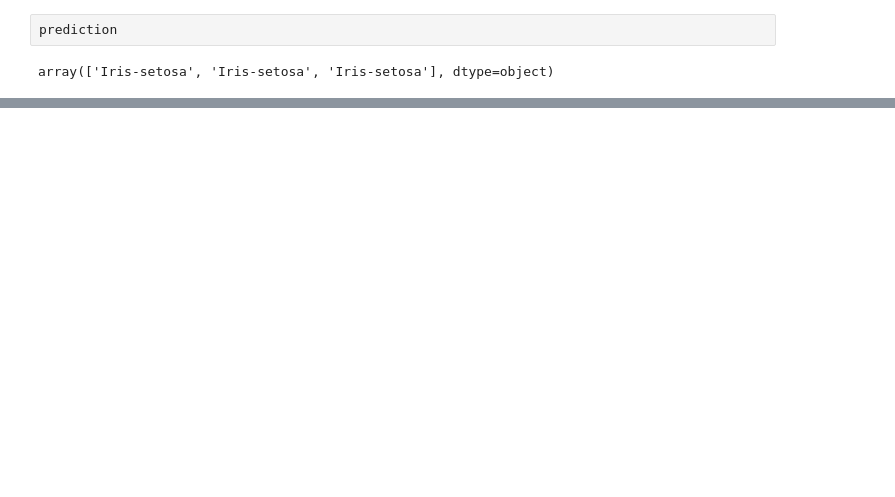
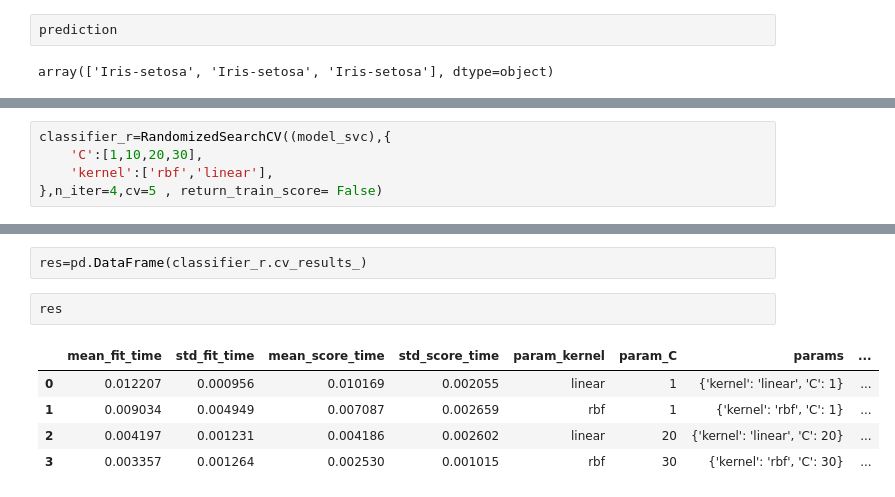
Before and after one commit to farhann-saleem/flower-specie-detection, a Jupyter notebook: predictions.ipynb, the cells around one changed output, grey strips where cells are left out. Drawn from its saved outputs; the diff is of its cells as text; blank space fills up the shorter version.

```diff
--- a/predictions.ipynb
+++ b/predictions.ipynb
@@ -122,0 +191,5 @@ The notebook displays the predicted species for the new samples and the overall
+# %%
+classifier_r=RandomizedSearchCV((model_svc),{
+    'C':[1,10,20,30],
+    'kernel':['rbf','linear'],
+},n_iter=4,cv=5 , return_train_score= False)
@@ -122,0 +202,10 @@ The notebook displays the predicted species for the new samples and the overall
+# %%
+res=pd.DataFrame(classifier_r.cv_results_)
+# %%
+res
+# %% [output]
+|  | mean_fit_time | std_fit_time | mean_score_time | std_score_time | param_kernel | param_C | params | ... |
+| 0 | 0.012207 | 0.000956 | 0.010169 | 0.002055 | linear | 1 | {'kernel': 'linear', 'C': 1} | ... |
+| 1 | 0.009034 | 0.004949 | 0.007087 | 0.002659 | rbf | 1 | {'kernel': 'rbf', 'C': 1} | ... |
+| 2 | 0.004197 | 0.001231 | 0.004186 | 0.002602 | linear | 20 | {'kernel': 'linear', 'C': 20} | ... |
+| 3 | 0.003357 | 0.001264 | 0.002530 | 0.001015 | rbf | 30 | {'kernel': 'rbf', 'C': 30} | ... |
```
Also changed, not shown: parts of 21 cells of this notebook.
